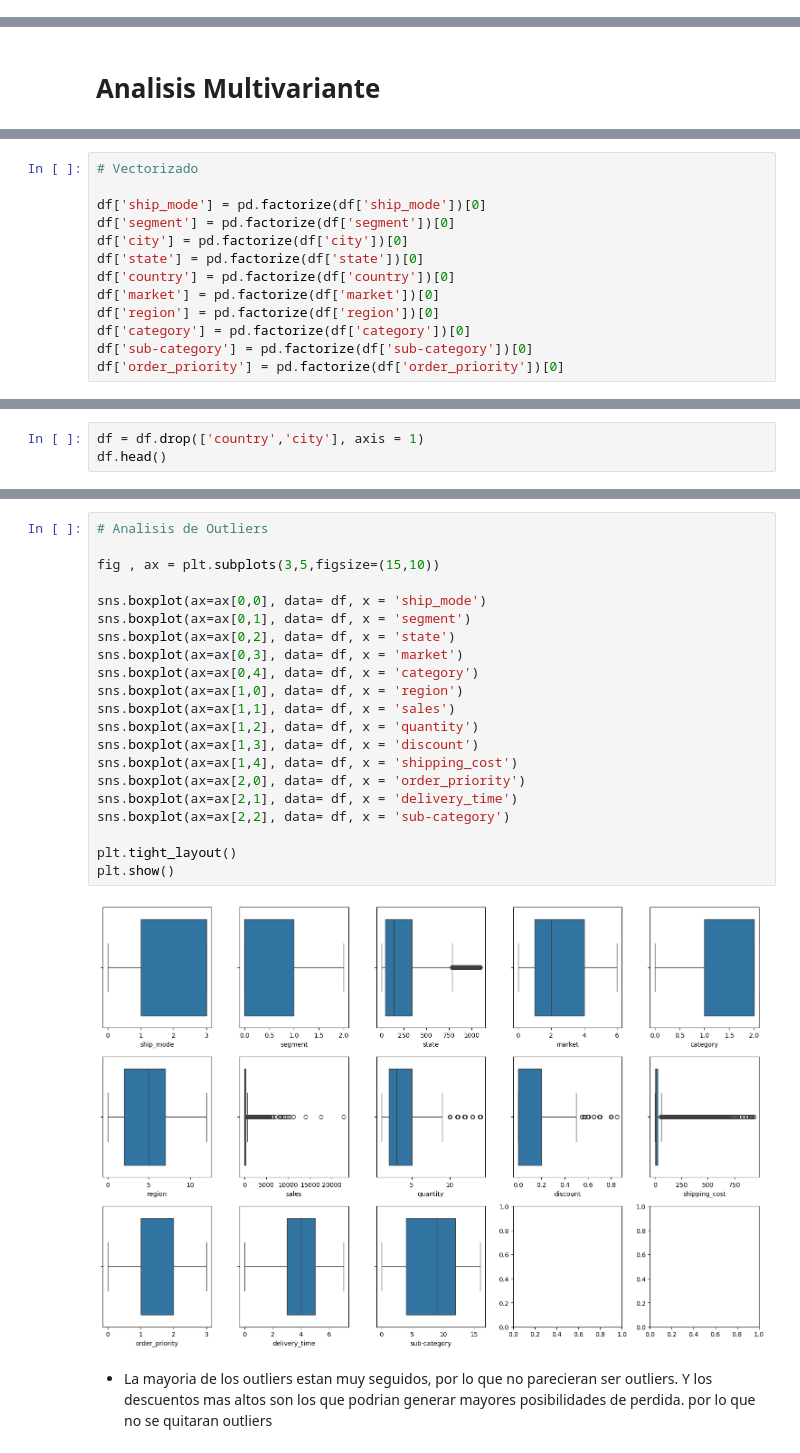
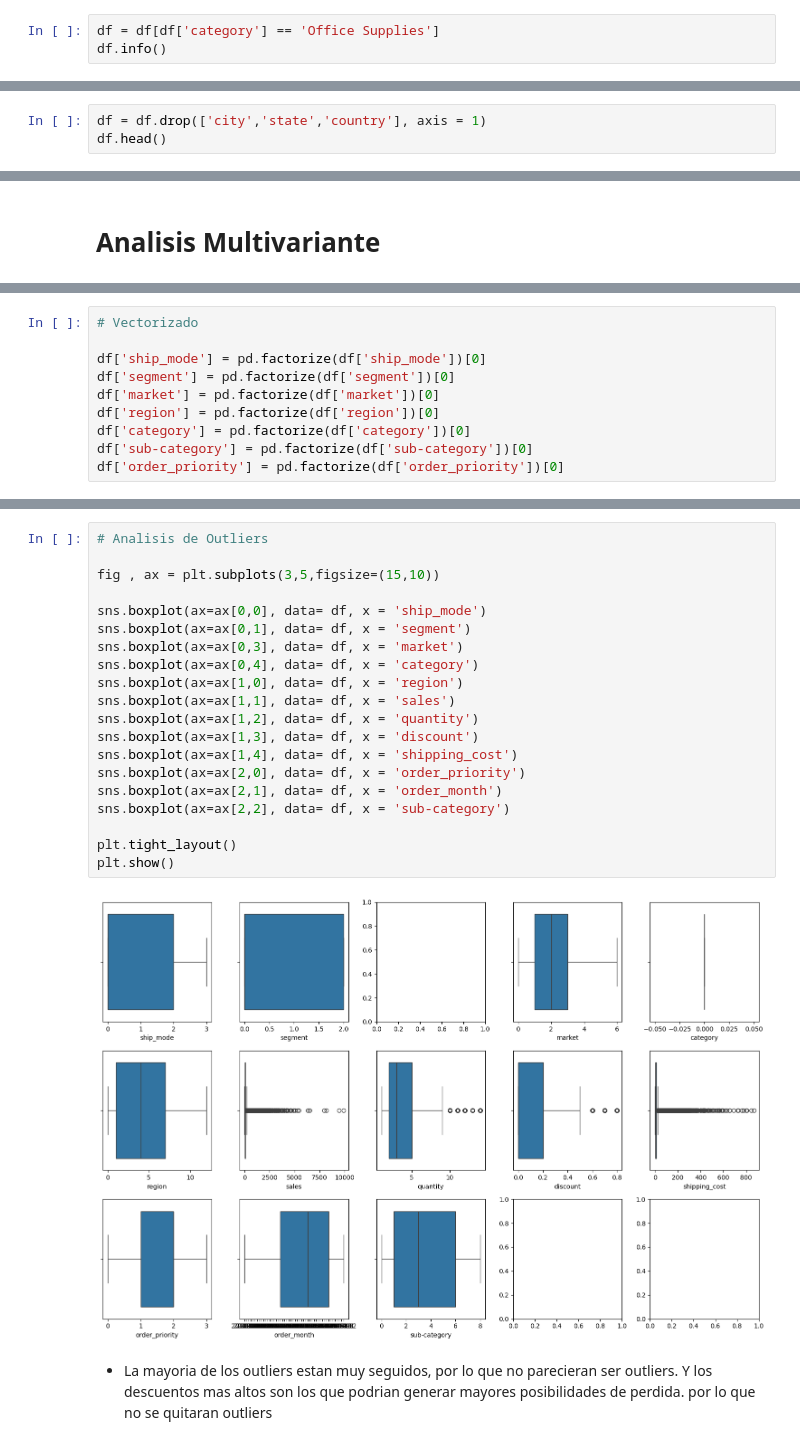
Before and after one commit to 4GeeksAcademy/FINAL_GLOBAL_SUPERSTORE, a Jupyter notebook: src/explore.ipynb, the cells around one changed output, grey strips where cells are left out. Drawn from its saved outputs; the diff is of its cells as text.

```diff
--- a/src/explore.ipynb
+++ b/src/explore.ipynb
@@ -178,2 +155,5 @@ memory usage: 6.3 MB
 # %% [markdown]
 - No hay duplicados ni valores nulos
+# %%
+df = df[df['category'] == 'Office Supplies']
+df.info()
@@ -241,0 +256,3 @@ plt.show()
+# %%
+df = df.drop(['city','state','country'], axis = 1)
+df.head()
@@ -266,9 +312,6 @@ plt.show()
 
 df['ship_mode'] = pd.factorize(df['ship_mode'])[0]
 df['segment'] = pd.factorize(df['segment'])[0]
-df['city'] = pd.factorize(df['city'])[0]
-df['state'] = pd.factorize(df['state'])[0]
-df['country'] = pd.factorize(df['country'])[0]
 df['market'] = pd.factorize(df['market'])[0]
 df['region'] = pd.factorize(df['region'])[0]
 df['category'] = pd.factorize(df['category'])[0]
@@ -286,3 +328,0 @@ plt.show()
-# %%
-df = df.drop(['country','city'], axis = 1)
-df.head()
@@ -296,26 +329,25 @@ df.head()
 # %%
 # Analisis de Outliers
 
 fig , ax = plt.subplots(3,5,figsize=(15,10))
 
 sns.boxplot(ax=ax[0,0], data= df, x = 'ship_mode')
 sns.boxplot(ax=ax[0,1], data= df, x = 'segment')
-sns.boxplot(ax=ax[0,2], data= df, x = 'state')
 sns.boxplot(ax=ax[0,3], data= df, x = 'market')
 sns.boxplot(ax=ax[0,4], data= df, x = 'category')
 sns.boxplot(ax=ax[1,0], data= df, x = 'region')
 sns.boxplot(ax=ax[1,1], data= df, x = 'sales')
 sns.boxplot(ax=ax[1,2], data= df, x = 'quantity')
 sns.boxplot(ax=ax[1,3], data= df, x = 'discount')
 sns.boxplot(ax=ax[1,4], data= df, x = 'shipping_cost')
 sns.boxplot(ax=ax[2,0], data= df, x = 'order_priority')
-sns.boxplot(ax=ax[2,1], data= df, x = 'delivery_time')
+sns.boxplot(ax=ax[2,1], data= df, x = 'order_month')
 sns.boxplot(ax=ax[2,2], data= df, x = 'sub-category')
 
 plt.tight_layout()
 plt.show()
 # %% [output]
-[figure, old version]
+[figure, new version]
 # %% [markdown]
 - La mayoria de los outliers estan muy seguidos, por lo que no parecieran ser outliers. Y los descuentos mas altos son los que podrian generar mayores posibilidades de perdida. por lo que no se quitaran outliers
 # %%
```
Also changed, not shown: parts of 32 cells of this notebook.
